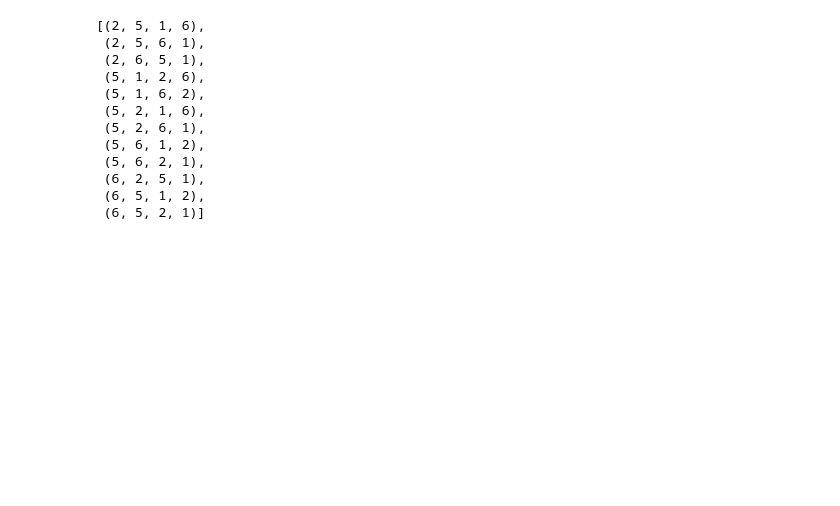
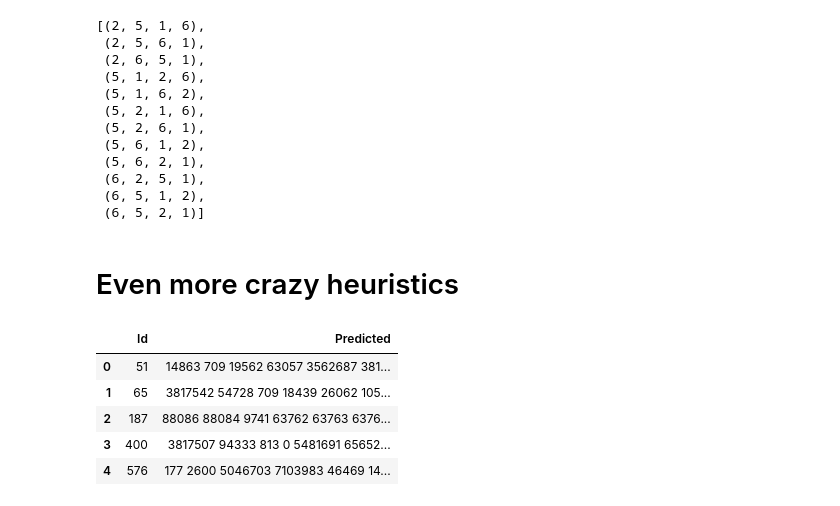
Before and after one commit to egorgladin/goods_prediction, a Jupyter notebook: goods_prediction.ipynb, the cells around one changed output. Saved outputs shown, nothing was run; the diff lists cells and outputs as text; code cells hidden in the pictures; blank space fills up the shorter version.

Commit message:
Yet another heuristic

```diff
--- a/goods_prediction.ipynb
+++ b/goods_prediction.ipynb
@@ -308,3 +306,54 @@ for PERM_i in tqdm(range(len(valid_permuts))):
     sub_perm2 = sub_perm.copy()
     sub_perm2.Predicted = sub_me
     sub_perm2.to_csv(f"perm_{PERM_i}.csv", index=False)
+# %% [markdown]
+# Even more crazy heuristics
+# %%
+TYPE = 'lin'
+# TYPE = 'exp'
+GAMMA = 0.13
+MIN_WEIGHT = 0.1
+
+Ids = []
+Predictions = []
+for _, group in tqdm(data2):
+    Ids.append(group.user_id.iloc[0])
+    n_orders = group.shape[0]
+    group.sort_values('order_id', ascending=False, inplace=True)
+    if TYPE == 'lin':
+        group['weights'] = [max(1. - i*GAMMA, MIN_WEIGHT) for i in range(n_orders)]
+    elif TYPE == 'exp':
+        group['weights'] = [GAMMA ** i for i in range(n_orders)]
+
+    products_scores = defaultdict(float)
+    for idx, row in group.iterrows():
+        assert isinstance(row['product_id'], list)
+        assert isinstance(row['weights'], float)
+        for prod_id in row['product_id']:
+            products_scores[prod_id] += row['weights']
+    rec_list = [itm[0] for itm in
+                sorted(products_scores.items(), key=lambda item: item[1])][::-1]
+
+    lack = 50 - len(rec_list)
+    if lack > 0:
+        cos_rec = data5.loc[data5['Id'] == user_id].Predicted.item().split(' ')
+        while lack > 0:
+            rec_item = cos_rec.pop(0)
+            if rec_item not in rec_list:
+                rec_list.append(rec_item)
+                lack -= 1
+    elif lack < 0:
+        rec_list = rec_list[:50]
+    Predictions.append(' '.join([str(r) for r in rec_list]))
+
+sub_new_idea = pd.DataFrame({'Id': Ids, 'Predicted': Predictions})
+sub_new_idea.to_csv(f"{TYPE}_{str(GAMMA)[2:]}.csv", index=False)
+# %%
+sub_new_idea.head()
+# %% [output]
+|  | Id | Predicted |
+| 0 | 51 | 14863 709 19562 63057 3562687 381... |
+| 1 | 65 | 3817542 54728 709 18439 26062 105... |
+| 2 | 187 | 88086 88084 9741 63762 63763 6376... |
+| 3 | 400 | 3817507 94333 813 0 5481691 65652... |
+| 4 | 576 | 177 2600 5046703 7103983 46469 14... |
```
Also changed, not shown: parts of 6 cells of this notebook.
